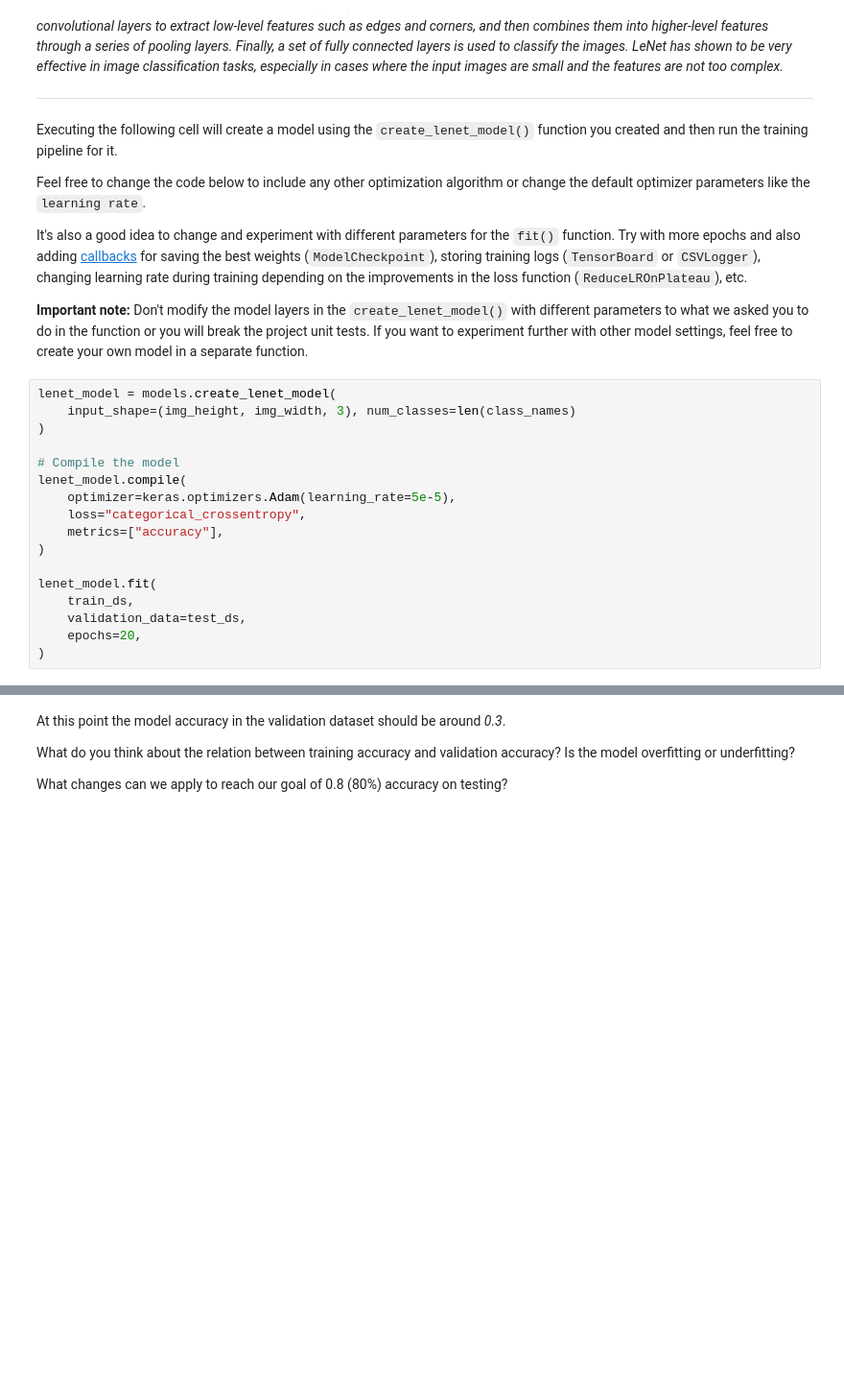
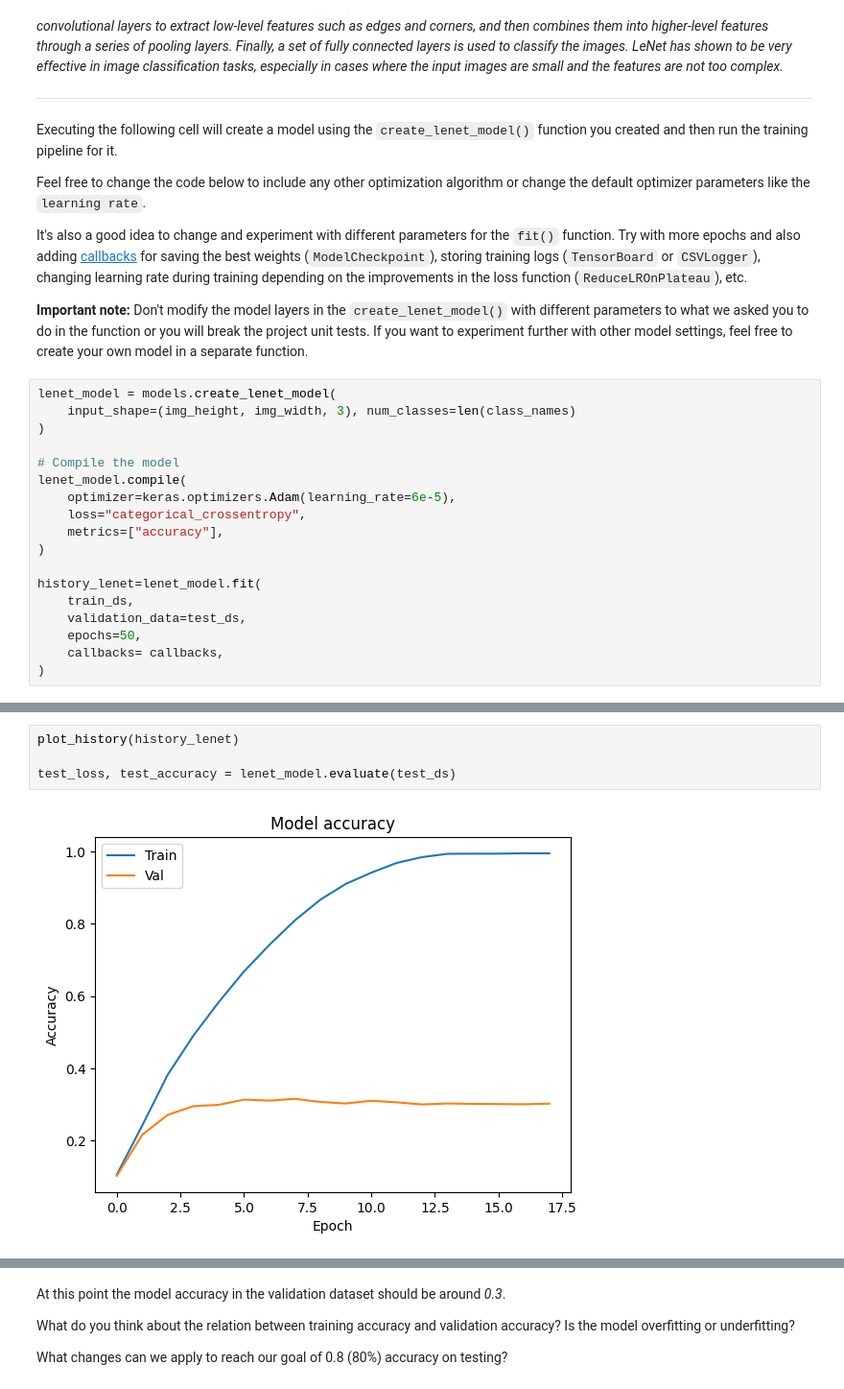
Before and after one commit to amulet1989/Vehicle-classification-from-images, a Jupyter notebook: AnyoneAI - Sprint Project 04.ipynb, the cells around one changed output, grey strips where cells are left out. Shown at 96% size. Drawn from its saved outputs; the diff is of its cells as text; blank space fills up the shorter version.

```diff
--- a/AnyoneAI - Sprint Project 04.ipynb
+++ b/AnyoneAI - Sprint Project 04.ipynb
@@ -209,13 +317,14 @@ lenet_model = models.create_lenet_model(
 
 # Compile the model
 lenet_model.compile(
-    optimizer=keras.optimizers.Adam(learning_rate=5e-5),
+    optimizer=keras.optimizers.Adam(learning_rate=6e-5),
     loss="categorical_crossentropy",
     metrics=["accuracy"],
 )
 
-lenet_model.fit(
+history_lenet=lenet_model.fit(
     train_ds,
     validation_data=test_ds,
-    epochs=20,
+    epochs=50,
+    callbacks= callbacks,
 )
@@ -221,0 +349,6 @@ lenet_model.fit(
+# %%
+plot_history(history_lenet)
+
+test_loss, test_accuracy = lenet_model.evaluate(test_ds)
+# %% [output]
+[figure, added]
```
Also changed, not shown: parts of 28 cells of this notebook.
